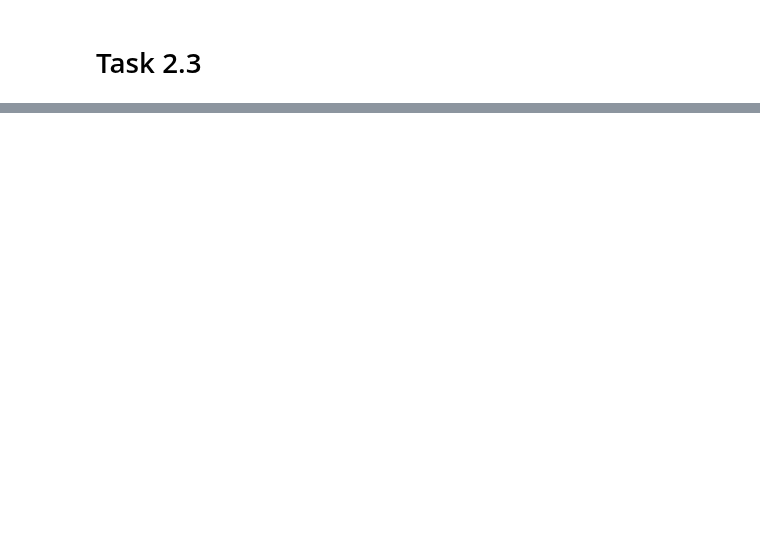
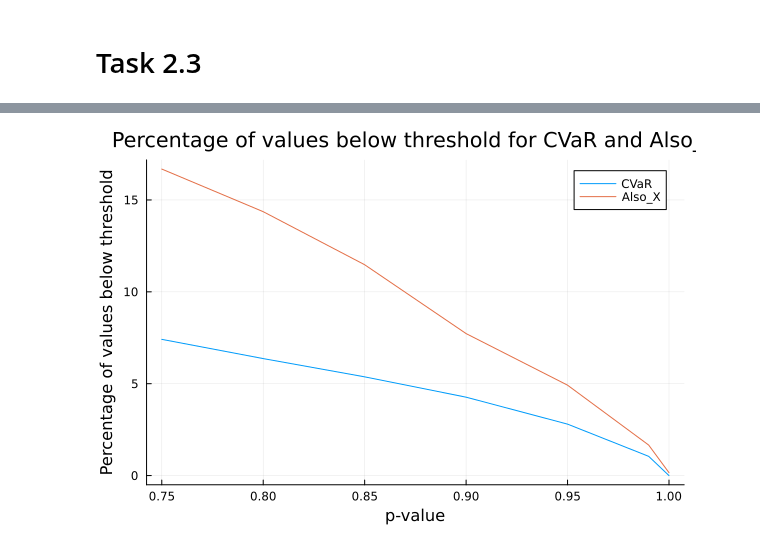
Before and after one commit to Max-f123/Renewables_in_Electricity_Markets, a Jupyter notebook: Assignment2/Task2/model_2_all.ipynb, the cells around one changed output, grey strips where cells are left out. Saved outputs shown, nothing was run; the diff lists cells and outputs as text; code cells hidden in the pictures; blank space fills up the shorter version.

```diff
--- a/Assignment2/Task2/model_2_all.ipynb
+++ b/Assignment2/Task2/model_2_all.ipynb
@@ -245,0 +199,16 @@ Also_X test passed: 5
+# %%
+p_value_list = [0.75, 0.8, 0.85, 0.9, 0.95, 0.99, 0.99999]
+below_cvar_list = []
+below_also_x_list = []
+also_x_bids = []
+cvar_bids = []
+
+for p_value in p_value_list
+    also_x_value = also_x_function(p_value)
+    cvar_value = cvar_function(p_value)
+    below_cvar, below_also_x = test(p_value, cvar_value, also_x_value)
+    push!(below_cvar_list, below_cvar)
+    push!(below_also_x_list, below_also_x)
+    push!(also_x_bids, also_x_value)
+    push!(cvar_bids, cvar_value)
+end
@@ -245,0 +233,6 @@ Also_X test passed: 5
+# %%
+#plot lists
+plot(p_value_list, below_cvar_list, label="CVaR", xlabel="p-value", ylabel="Percentage of values below threshold", title="Percentage of values below threshold for CVaR and Also_X")
+plot!(p_value_list, below_also_x_list, label="Also_X")
+# %% [output]
+[figure, added]
```
Also changed, not shown: parts of 7 cells of this notebook, 5 other files.
